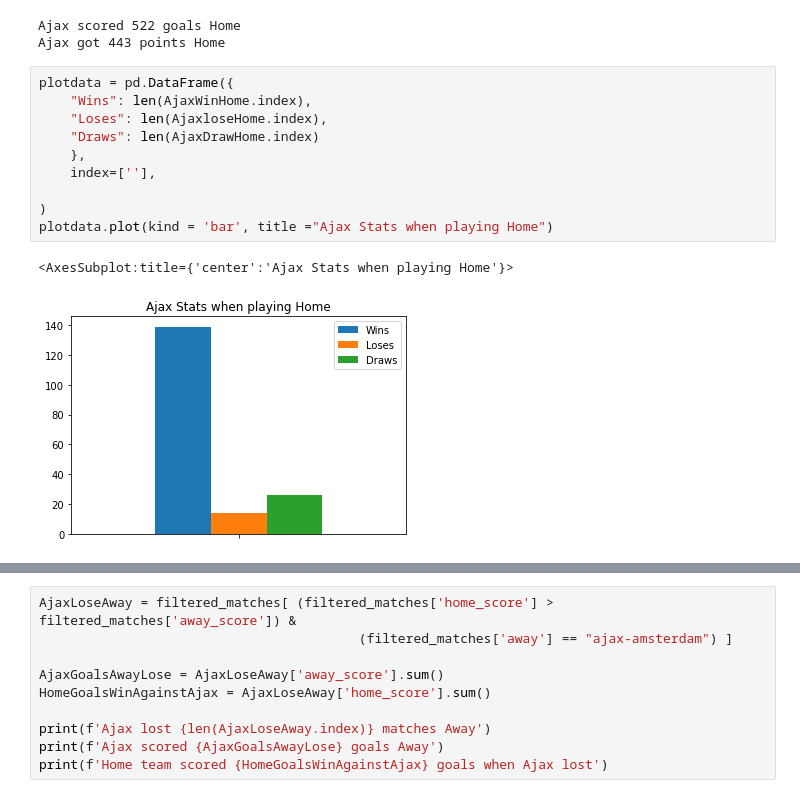
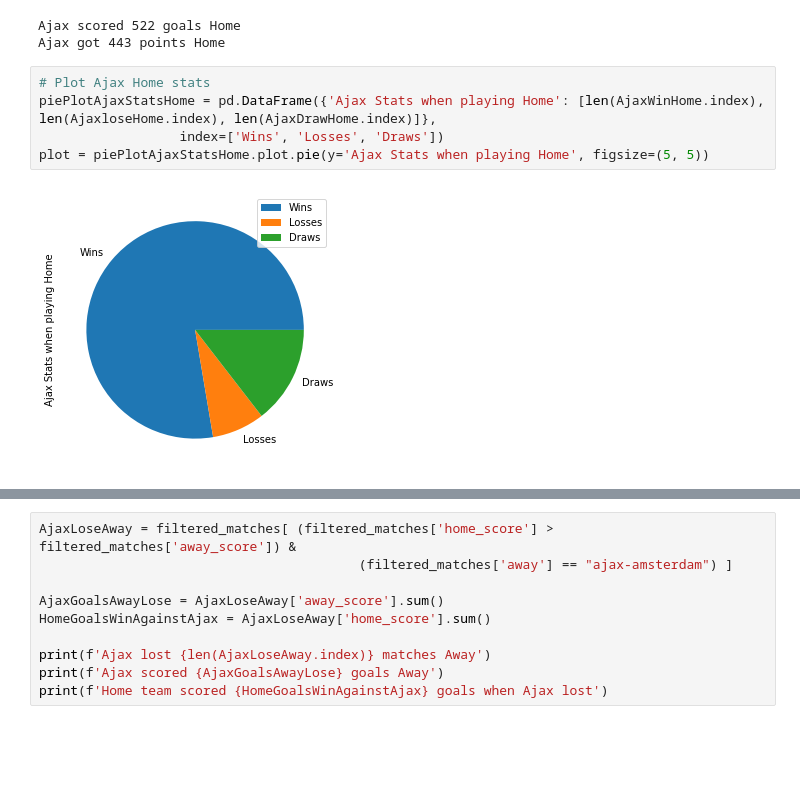
Before and after one commit to mohammedaljader/Football_Predictions_ML, a Jupyter notebook: notebook.ipynb, the cells around one changed output, grey strips where cells are left out. Drawn from its saved outputs; the diff is of its cells as text; blank space fills up the shorter version.

```diff
--- a/notebook.ipynb
+++ b/notebook.ipynb
@@ -766,19 +787,13 @@ print(f'Ajax got {totalAjaxPointsHome} points Home')
 # %% [output]
 Ajax scored 522 goals Home
 Ajax got 443 points Home
-# %%
-plotdata = pd.DataFrame({
-    "Wins": len(AjaxWinHome.index),
-    "Loses": len(AjaxloseHome.index),
-    "Draws": len(AjaxDrawHome.index)
-    },
-    index=[''],
-
-)
-plotdata.plot(kind = 'bar', title ="Ajax Stats when playing Home")
-# %% [output]
-<AxesSubplot:title={'center':'Ajax Stats when playing Home'}>
-[figure, removed]
+# %%
+# Plot Ajax Home stats
+piePlotAjaxStatsHome = pd.DataFrame({'Ajax Stats when playing Home': [len(AjaxWinHome.index), len(AjaxloseHome.index), len(AjaxDrawHome.index)]},
+                  index=['Wins', 'Losses', 'Draws'])
+plot = piePlotAjaxStatsHome.plot.pie(y='Ajax Stats when playing Home', figsize=(5, 5))
+# %% [output]
+[figure, added]
 # %%
 AjaxWinAway = filtered_matches[ (filtered_matches['home_score'] < filtered_matches['away_score']) &
                                          (filtered_matches['away'] == "ajax-amsterdam") ]
```
Also changed, not shown: parts of 38 cells of this notebook.
